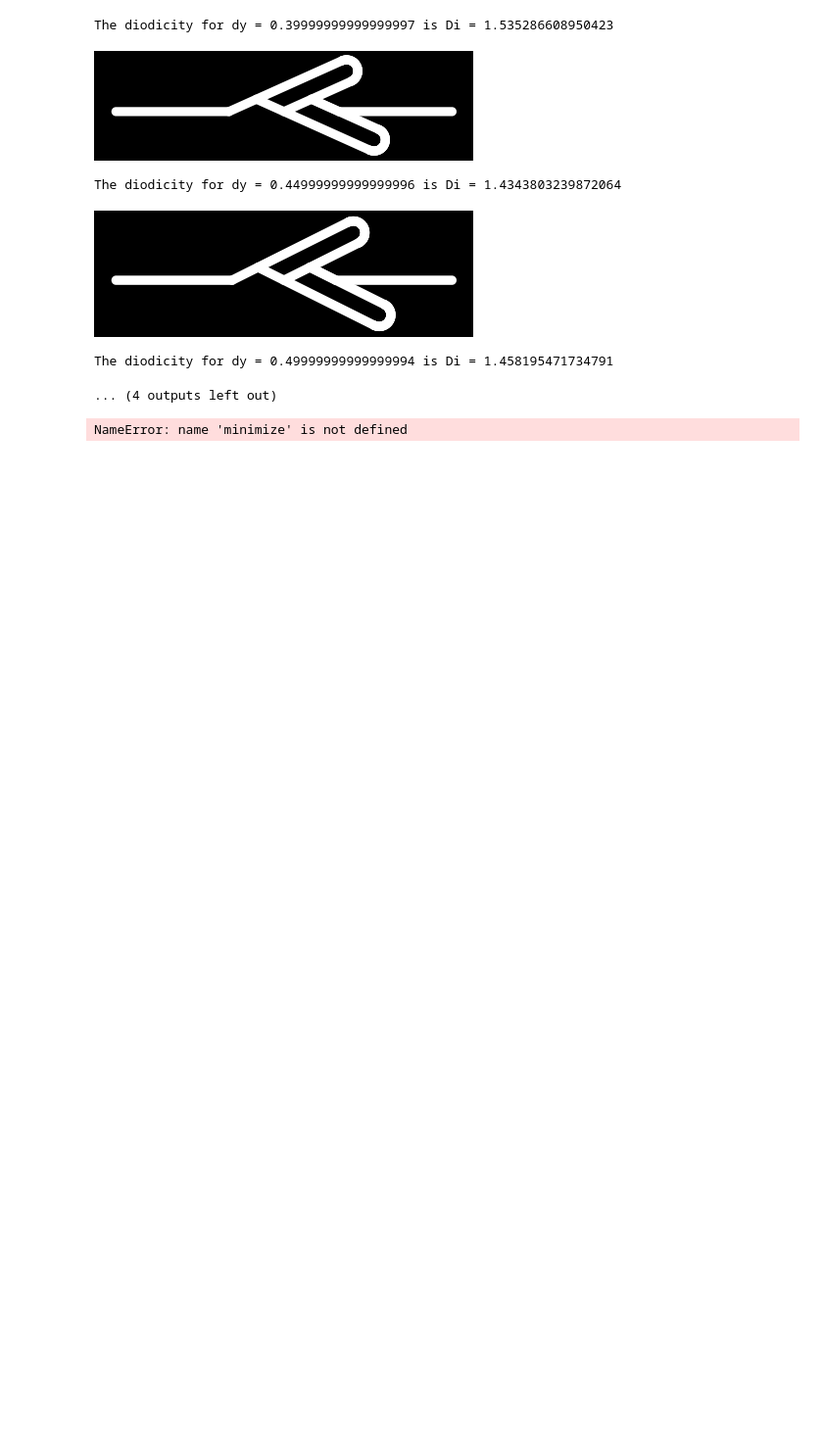
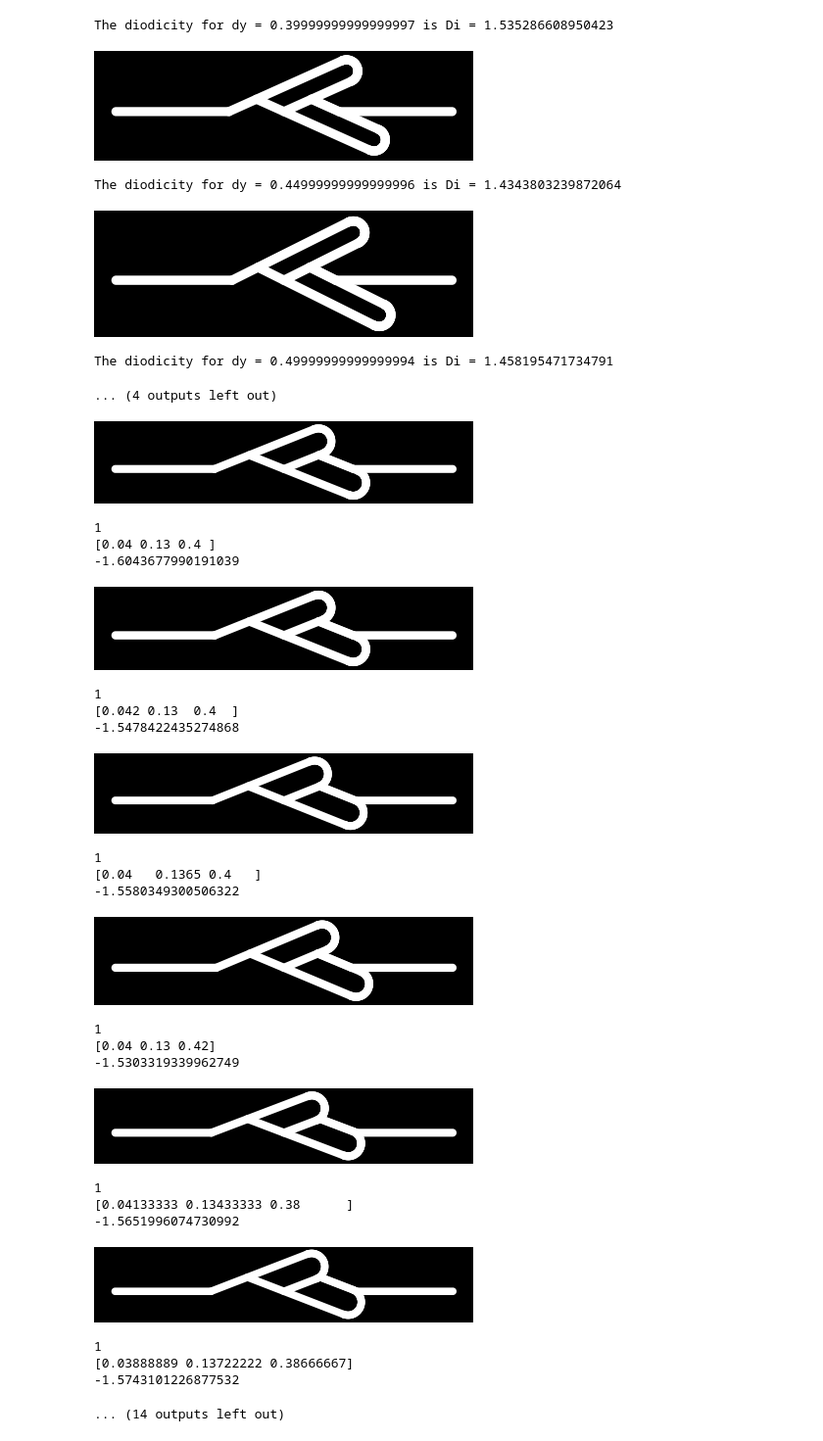
Before and after one commit to KPutti71/project_comp_sci, a Jupyter notebook: experiments.ipynb, the cells around one changed output. Shown at 98% size. Saved outputs shown, nothing was run; the diff lists cells and outputs as text; code cells hidden in the pictures; blank space fills up the shorter version.

```diff
--- a/experiments.ipynb
+++ b/experiments.ipynb
@@ -218,42 +213,71 @@ The diodicity for dy = 0.49999999999999994 is Di = 1.458195471734791
 ... (4 outputs left out)
 # %%
 from scipy.optimize import minimize
+it = 0
 
-def objective(x):
+def objective(x, it=0):
+    it += 1
     w, r, dy = x
-    print(x)
 
     if w <= 0 or r <= 0 or dy <= 0:
         return 1e6
 
     generate_valve(w, 2, dy, r, 1)
 
     params = {
         "png_path": "data/valve.png",
         "visualization_by": "pressure_field",
         "la": 1.03,
         "resolution_factor": 1,
         "input_vel": 0.020,
     }
 
     sim_f = Simulation(flip_x=True, **params)
     sim_r = Simulation(flip_x=False, **params)
 
     sim_f.run()
     sim_r.run()
 
     rf = sim_f.flow_resistance()
     rr = sim_r.flow_resistance()
 
+    print(it)
+    print(x)
+    print(-rr / rf if rf > 0 else 1e6)
+
     return -rr / rf if rf > 0 else 1e6
 
 
 x0 = [0.04, 0.13, 0.4]
 bounds = [(0.03, 0.1), (0.05, 0.17), (0.25, 0.6)]
 
-res = minimize(objective, x0, method="Nelder-Mead", bounds=bounds, options={"maxiter": 3})
+res = minimize(objective, x0, method="Nelder-Mead", bounds=bounds, options={"maxiter": 8})
 
 print("x* =", res.x)
 print("diodicity =", -res.fun)
 # %% [output]
+[figure, added]
-NameError: name 'minimize' is not defined
+1
+[0.04 0.13 0.4 ]
+-1.6043677990191039
+[figure, added]
+1
+[0.042 0.13  0.4  ]
+-1.5478422435274868
+[figure, added]
+1
+[0.04   0.1365 0.4   ]
+-1.5580349300506322
+[figure, added]
+1
+[0.04 0.13 0.42]
+-1.5303319339962749
+[figure, added]
+1
+[0.04133333 0.13433333 0.38      ]
+-1.5651996074730992
+[figure, added]
+1
+[0.03888889 0.13722222 0.38666667]
+-1.5743101226877532
+... (14 outputs left out)
```
Also changed, not shown: parts of 2 cells of this notebook.
